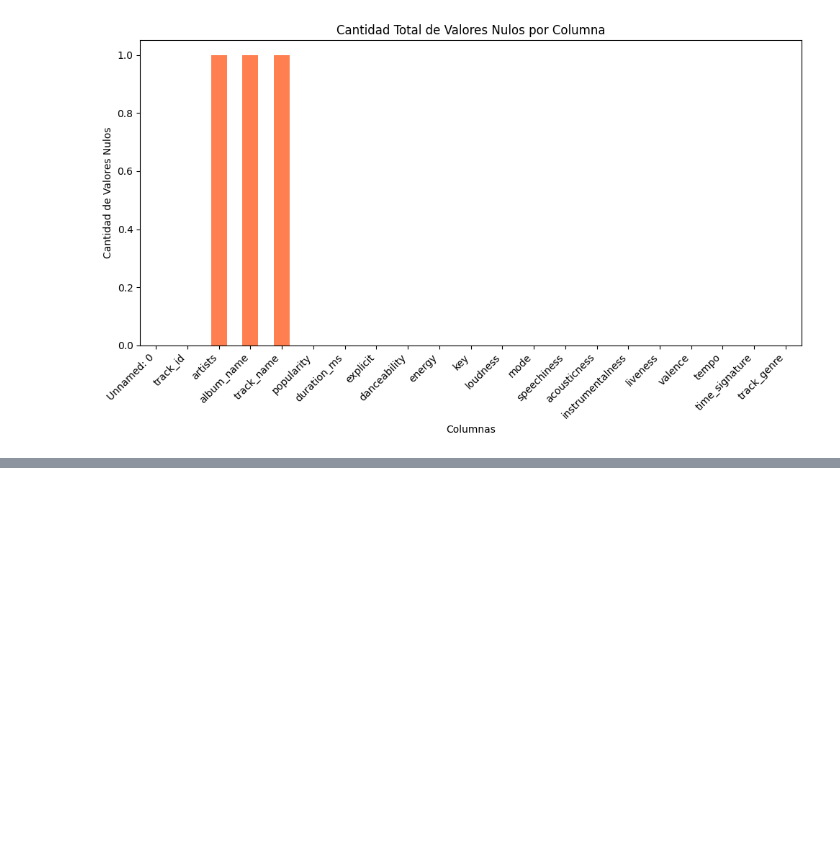
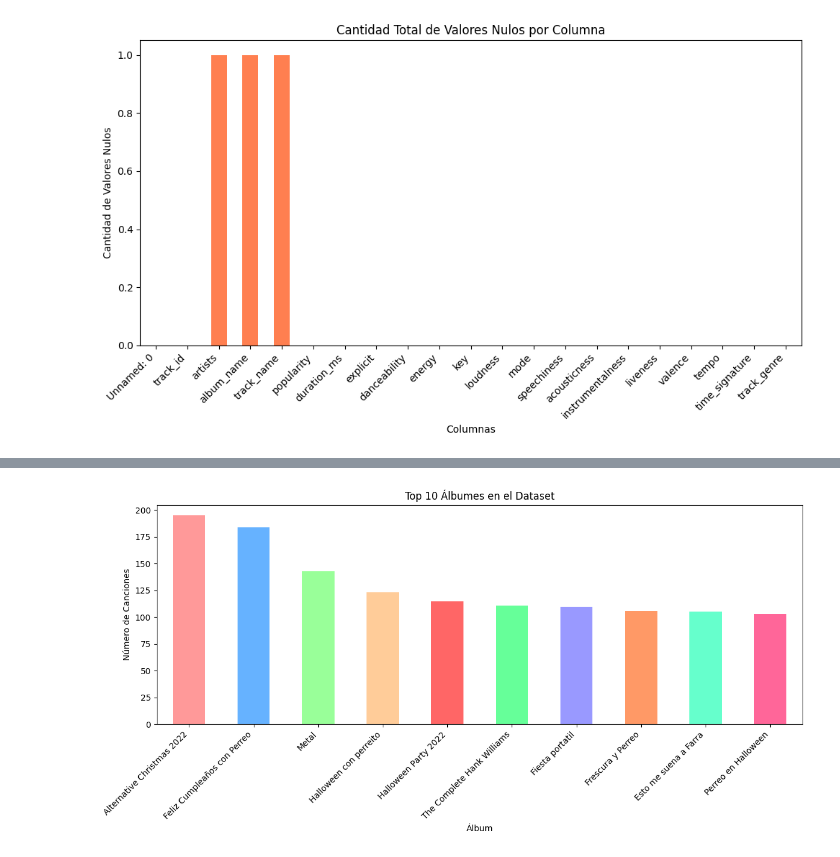
Before and after one commit to anacriquintero/workshop2, a Jupyter notebook: Notebooks/eda_Spotify.ipynb, the cells around one changed output, grey strips where cells are left out. Saved outputs shown, nothing was run; the diff lists cells and outputs as text; code cells hidden in the pictures; blank space fills up the shorter version.

```diff
--- a/Notebooks/eda_Spotify.ipynb
+++ b/Notebooks/eda_Spotify.ipynb
@@ -115,0 +184,20 @@ ModuleNotFoundError: No module named 'ace_tools'
+# %%
+# Analizar la columna 'album_name' para ver su distribución
+album_counts = dataframe_raw['album_name'].value_counts()
+
+# Obtener el top 10 de los álbumes más frecuentes
+top_10_albums = album_counts.head(10)
+
+# Crear una gráfica de barras para el top 10 de álbumes
+plt.figure(figsize=(12,6))
+top_10_albums.plot(kind='bar', color=['#FF9999', '#66B2FF', '#99FF99', '#FFCC99', '#FF6666', '#66FF99', '#9999FF', '#FF9966', '#66FFCC', '#FF6699'])
+plt.title('Top 10 Álbumes en el Dataset')
+plt.xlabel('Álbum')
+plt.ylabel('Número de Canciones')
+plt.xticks(rotation=45, ha='right')
+plt.tight_layout()
+
+# Mostrar la gráfica
+plt.show()
+# %% [output]
+[figure, added]
```
Also changed, not shown: parts of 4 cells of this notebook.
